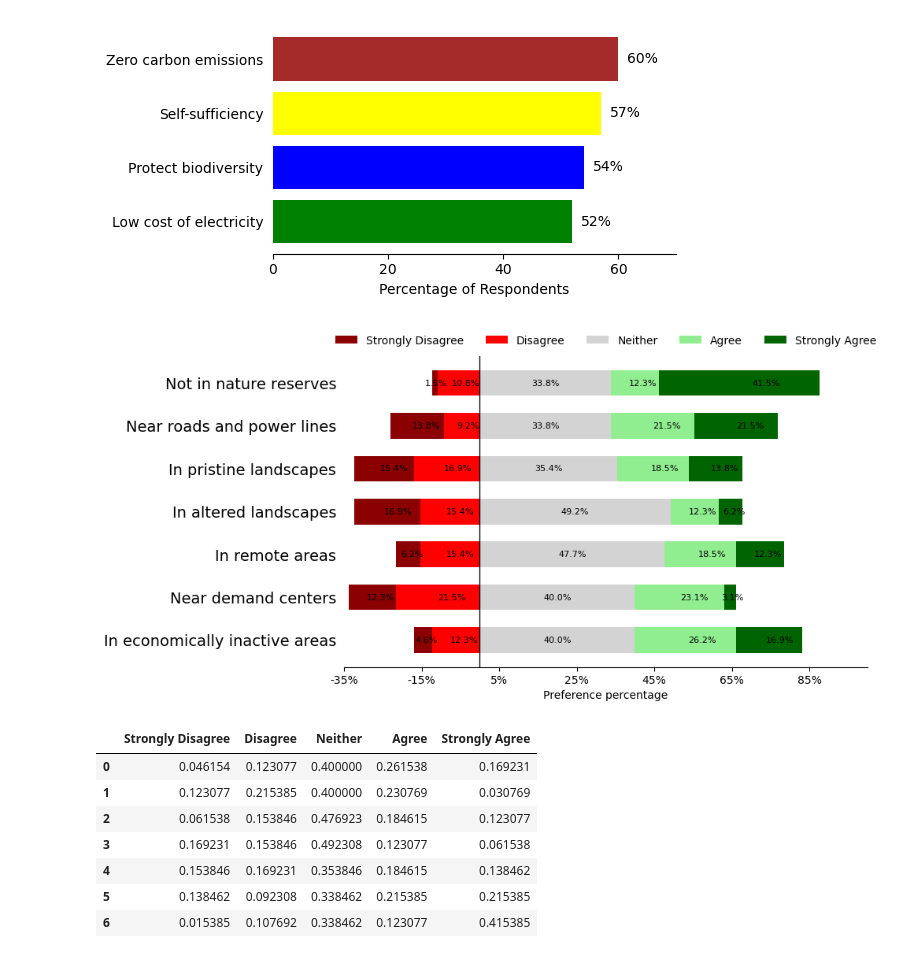
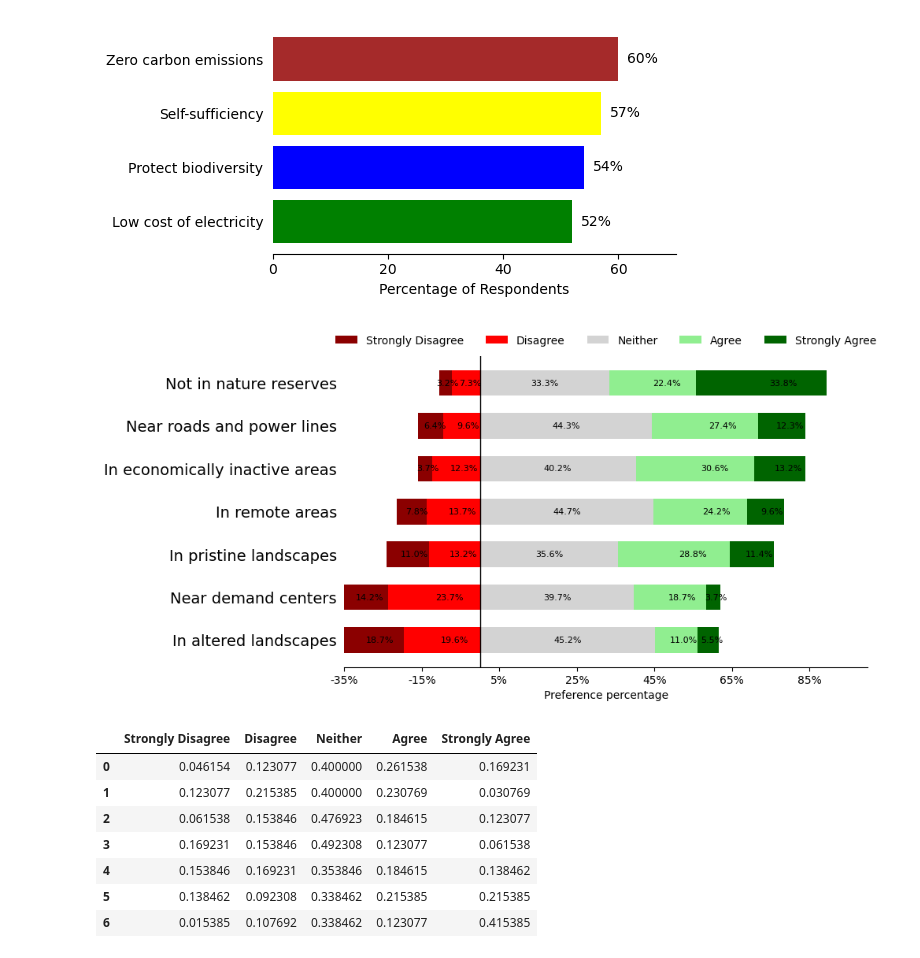
Before and after one commit to JavedMS/Mapping_Workshops_EFF, a Jupyter notebook: workshop_plots.ipynb, the cells around one changed output. Saved outputs shown, nothing was run; the diff lists cells and outputs as text; code cells hidden in the pictures.

```diff
--- a/workshop_plots.ipynb
+++ b/workshop_plots.ipynb
@@ -827,12 +827,25 @@ plt.show()
 
 # Sample survey responses
 data = {
-    'Strongly Disagree': [3, 8, 4, 11, 10, 9, 1],
-    'Disagree': [8, 14, 10, 10, 11, 6, 7],
-    'Neither': [26, 26, 31, 32, 23, 22, 22],
-    'Agree': [17, 15, 12, 8, 12, 14, 8],
-    'Strongly Agree': [11, 2, 8, 4, 9, 14, 27]
+    'Strongly Disagree': [8, 31, 17, 41, 24, 14, 7],
+    'Disagree': [27, 52, 30, 43, 29, 21, 16],
+    'Neither': [88, 87, 98, 99, 78, 97, 73],
+    'Agree': [67, 41, 53, 24, 63, 60, 49],
+    'Strongly Agree': [29, 8, 21, 12, 25, 27, 74]
 }
+
+# Customizing the plot
+y_labels = ['In economically inactive areas', 'Near demand centers', 'In remote areas',
+            'In altered landscapes', 'In pristine landscapes', 'Near roads and power lines',
+            'Not in nature reserves']
+
+df = pd.DataFrame(data)
+sum_agree = df[["Neither", "Agree", "Strongly Agree"]].sum(axis = 1).values
+sorted_indices = np.argsort(sum_agree)
+
+y_labels = [y_labels[i] for i in sorted_indices]
+df = df.iloc[sorted_indices].reset_index(drop = True)
+data = df.to_dict()
 
 # Convert the dictionary to a DataFrame and normalize the data to get percentages
 df = pd.DataFrame(data)
@@ -861,7 +874,6 @@ category_colors = {
 }
 
 left = df_percent[['Strongly Disagree', 'Disagree']].sum(axis=1) * -1
-#print(left)
 
 # Plot each segment of the bars
 for category in order:
@@ -875,13 +887,6 @@ for category in order:
     else:
         ax.barh(df_percent.index, width, left=left, height=0.6, color=category_colors[category], label=category)
         left += width
-
-
-
-# Customizing the plot
-y_labels = ['In economically inactive areas', 'Near demand centers', 'In remote areas',
-            'In altered landscapes', 'In pristine landscapes', 'Near roads and power lines',
-            'Not in nature reserves']
 
 ax.set_yticks(range(len(y_labels)))
 ax.set_yticklabels(y_labels, fontsize=14)
@@ -896,35 +901,35 @@ ax.set_xticklabels([f'{x}%' for x in tick_values])
 ax.axvline(0, color='black', lw=1)
 ax.set_xlabel('Preference percentage')
 
 
 # Add percentage labels
 for i, (index, row) in enumerate(df_percent.iterrows()):
     cumulative = -row[['Strongly Disagree', 'Disagree']].sum()
     for category in order:
         value = row[category]
         if category in ['Strongly Disagree', 'Disagree']:
             x = cumulative + value/1.5
             ax.text(x, i, f'{value:.1f}%', va='center', ha='center', fontsize=8, color='black')
             cumulative += value
         elif category == 'Neither':
             ax.text(0+value/2, i, f'{value:.1f}%', va='center', ha='center', fontsize=8)
             cumulative += value
         else:
             x = cumulative + value / 1.5
             ax.text(x, i, f'{value:.1f}%', va='center', ha='center', fontsize=8, color='black')
             cumulative += value
 
 ax.spines['top'].set_visible(False)
 ax.spines['right'].set_visible(False)
 ax.spines['left'].set_visible(False)
 plt.tick_params(left=False, right=False, top=False)
 ax.legend(ncol=len(category_colors), bbox_to_anchor=(0.5, 1.05), loc='center', frameon=False)
 
 plt.tight_layout()
-plt.savefig('agree_disagree_wind_placing.png', dpi=300, bbox_inches='tight')
+plt.savefig('figures/agree_disagree_wind_placing.png', dpi=300, bbox_inches='tight')
 plt.show()
 # %% [output]
-[figure, old version]
+[figure, new version]
 # %%
 df_percent
 # %% [output]
```
Also changed, not shown: parts of 1 cell of this notebook, 4 other files.
